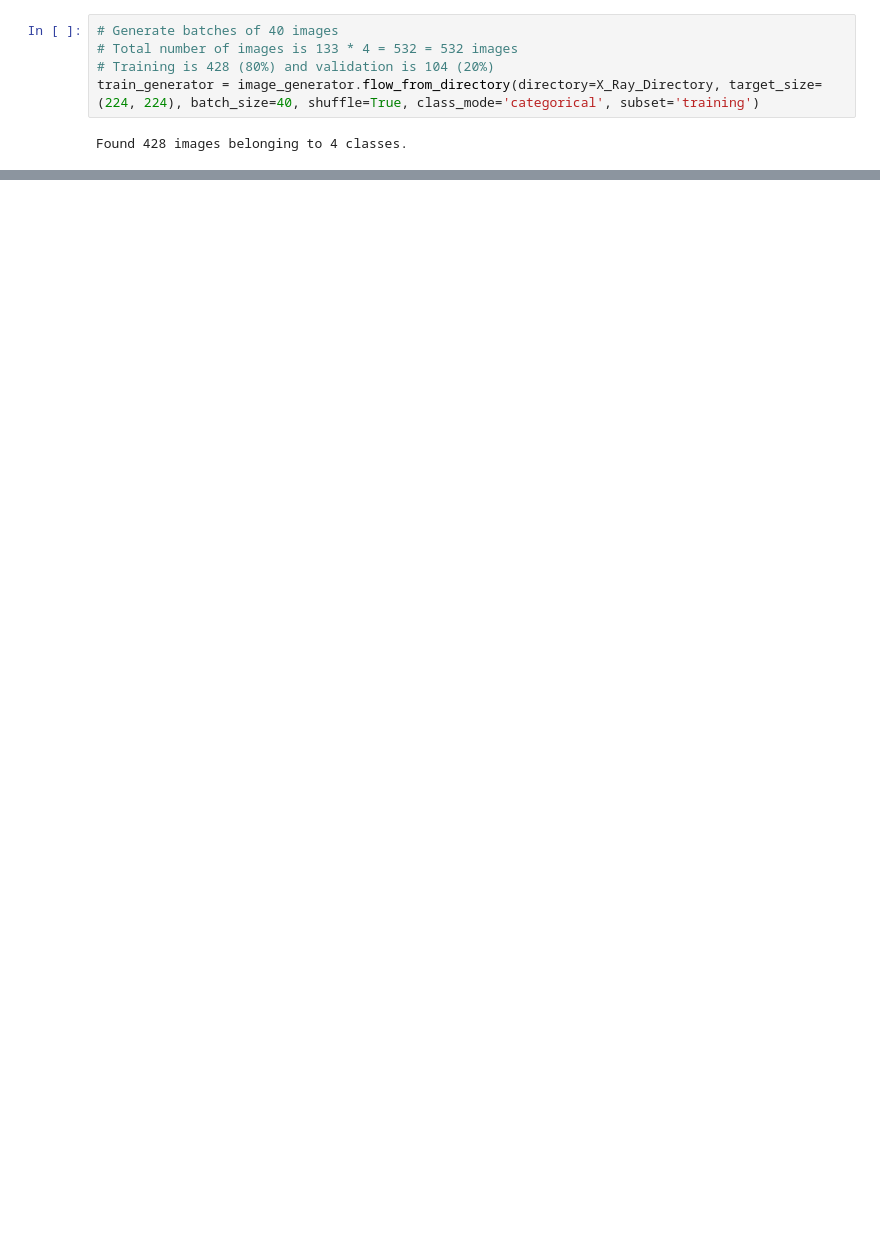
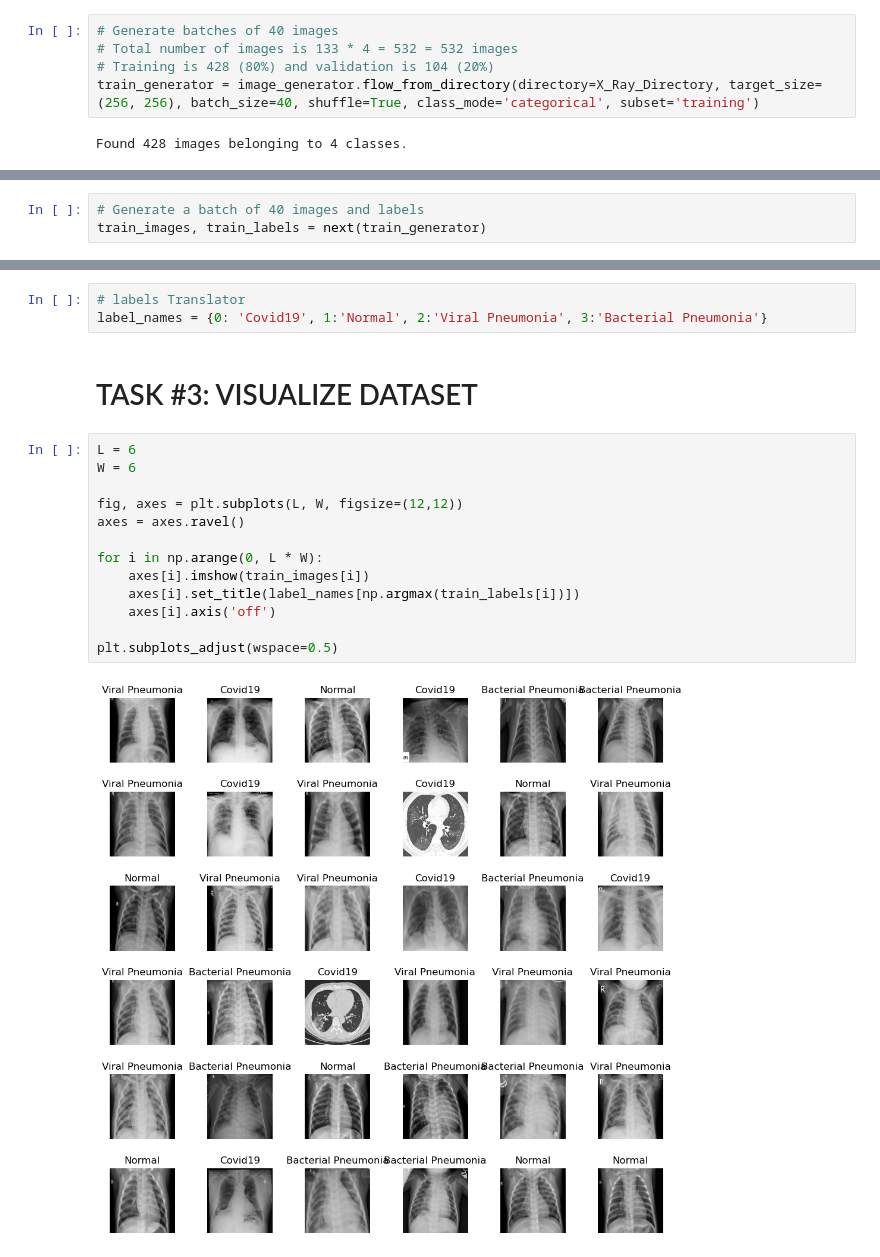
Before and after one commit to ranjansinghds/Operations-Department-Project, a Jupyter notebook: Operations_department_Project.ipynb, the cells around one changed output, grey strips where cells are left out. Cells and saved outputs as stored; diff of their text form; blank space fills up the shorter version.

```diff
--- a/Operations_department_Project.ipynb
+++ b/Operations_department_Project.ipynb
@@ -46,6 +46,6 @@ image_generator = ImageDataGenerator(rescale=1./255, validation_split=0.2)
 # Generate batches of 40 images
 # Total number of images is 133 * 4 = 532 = 532 images
 # Training is 428 (80%) and validation is 104 (20%)
-train_generator = image_generator.flow_from_directory(directory=X_Ray_Directory, target_size=(224, 224), batch_size=40, shuffle=True, class_mode='categorical', subset='training')
+train_generator = image_generator.flow_from_directory(directory=X_Ray_Directory, target_size=(256, 256), batch_size=40, shuffle=True, class_mode='categorical', subset='training')
 # %% [output]
 Found 428 images belonging to 4 classes.
@@ -51,0 +56,3 @@ Found 428 images belonging to 4 classes.
+# %%
+# Generate a batch of 40 images and labels
+train_images, train_labels = next(train_generator)
@@ -51,0 +87,20 @@ Found 428 images belonging to 4 classes.
+# %%
+# labels Translator
+label_names = {0: 'Covid19', 1:'Normal', 2:'Viral Pneumonia', 3:'Bacterial Pneumonia'}
+# %% [markdown]
+# TASK #3: VISUALIZE DATASET
+# %%
+L = 6
+W = 6
+
+fig, axes = plt.subplots(L, W, figsize=(12,12))
+axes = axes.ravel()
+
+for i in np.arange(0, L * W):
+    axes[i].imshow(train_images[i])
+    axes[i].set_title(label_names[np.argmax(train_labels[i])])
+    axes[i].axis('off')
+
+plt.subplots_adjust(wspace=0.5)
+# %% [output]
+[figure, added]
```
Also changed, not shown: parts of 28 cells of this notebook, 2 other files.
